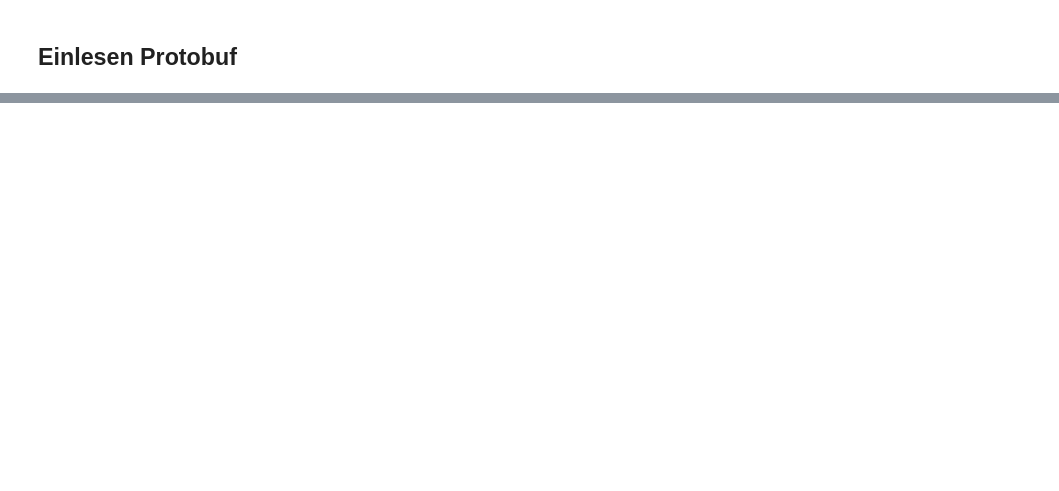
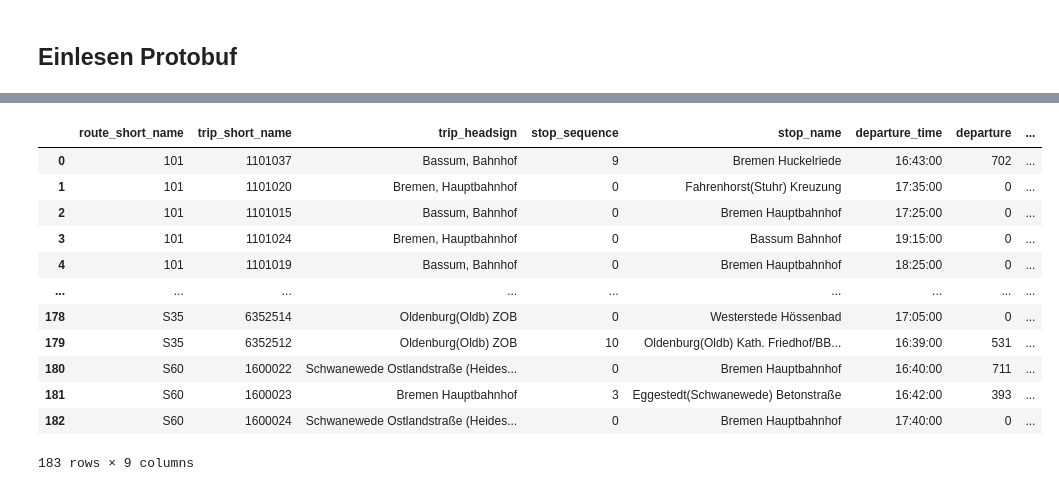
Before and after one commit to zvbn-code/gtfs_r, a Jupyter notebook: gtfs_r.ipynb, the cells around one changed output, grey strips where cells are left out. Cells and saved outputs as stored; diff of their text form; code cells hidden in the pictures; blank space fills up the shorter version.

```diff
--- a/gtfs_r.ipynb
+++ b/gtfs_r.ipynb
@@ -104,0 +346,34 @@ duck.sql(f"""select t.trip_id, a.agency_name, r.route_short_name, t.trip_short_n
+# %%
+duck.sql("""select r.route_short_name, t.trip_short_name, t.trip_headsign, st.stop_sequence,
+         s.stop_name, st.departure_time, tu.departure, tu.arrival, max(departure) over (partition by t.trip_short_name) as max_departure,
+         from stop_times st
+         join trips t on st.trip_id = t.trip_id
+         join verkehrt_heute vh on t.service_id = vh.service_id
+         join stops s on st.stop_id = s.stop_id
+         join routes r on t.route_id = r.route_id
+         join lin_vbn lv on r.agency_id = lv.agency_id and r.route_id = lv.route_id
+         join trip_updates_vbn tu on t.trip_id = tu.trip_id and st.stop_sequence = tu.stop_sequence
+
+         where r.route_short_name in (select nummer from dm.basis.linien where aktiv = True and ebene in ('1', '1+') order by nummer)
+         -- and abs(datediff('HOUR', departure_time::time, current_time::time)) < 2
+
+         qualify max_departure = departure
+
+         order by r.route_short_name
+
+
+         """).df()
+# %% [output]
+|  | route_short_name | trip_short_name | trip_headsign | stop_sequence | stop_name | departure_time | departure | ... |
+| 0 | 101 | 1101037 | Bassum, Bahnhof | 9 | Bremen Huckelriede | 16:43:00 | 702 | ... |
+| 1 | 101 | 1101020 | Bremen, Hauptbahnhof | 0 | Fahrenhorst(Stuhr) Kreuzung | 17:35:00 | 0 | ... |
+| 2 | 101 | 1101015 | Bassum, Bahnhof | 0 | Bremen Hauptbahnhof | 17:25:00 | 0 | ... |
+| 3 | 101 | 1101024 | Bremen, Hauptbahnhof | 0 | Bassum Bahnhof | 19:15:00 | 0 | ... |
+| 4 | 101 | 1101019 | Bassum, Bahnhof | 0 | Bremen Hauptbahnhof | 18:25:00 | 0 | ... |
+| ... | ... | ... | ... | ... | ... | ... | ... | ... |
+| 178 | S35 | 6352514 | Oldenburg(Oldb) ZOB | 0 | Westerstede Hössenbad | 17:05:00 | 0 | ... |
+| 179 | S35 | 6352512 | Oldenburg(Oldb) ZOB | 10 | Oldenburg(Oldb) Kath. Friedhof/BB... | 16:39:00 | 531 | ... |
+| 180 | S60 | 1600022 | Schwanewede Ostlandstraße (Heides... | 0 | Bremen Hauptbahnhof | 16:40:00 | 711 | ... |
+| 181 | S60 | 1600023 | Bremen Hauptbahnhof | 3 | Eggestedt(Schwanewede) Betonstraße | 16:42:00 | 393 | ... |
+| 182 | S60 | 1600024 | Schwanewede Ostlandstraße (Heides... | 0 | Bremen Hauptbahnhof | 17:40:00 | 0 | ... |
+183 rows × 9 columns
```
Also changed, not shown: parts of 25 cells of this notebook.
